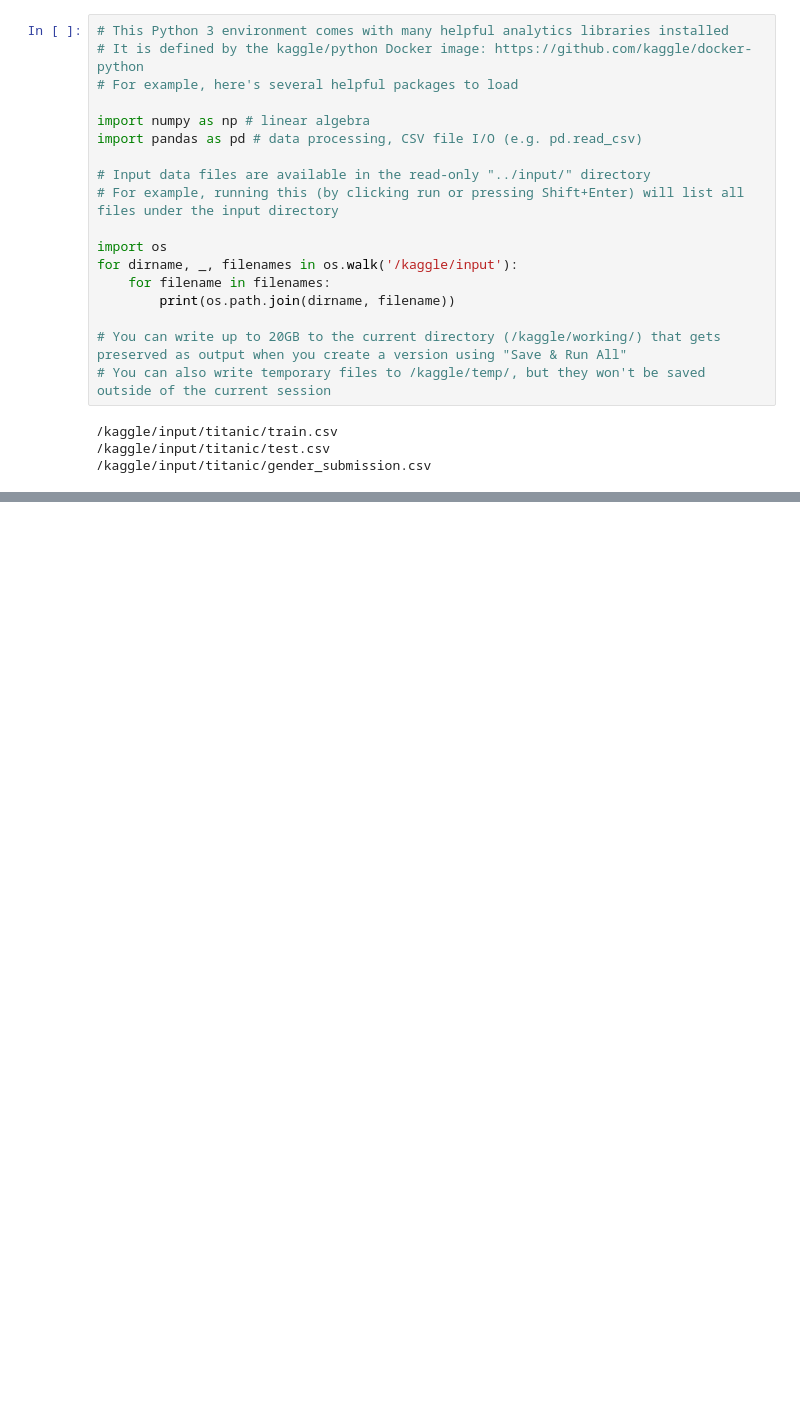
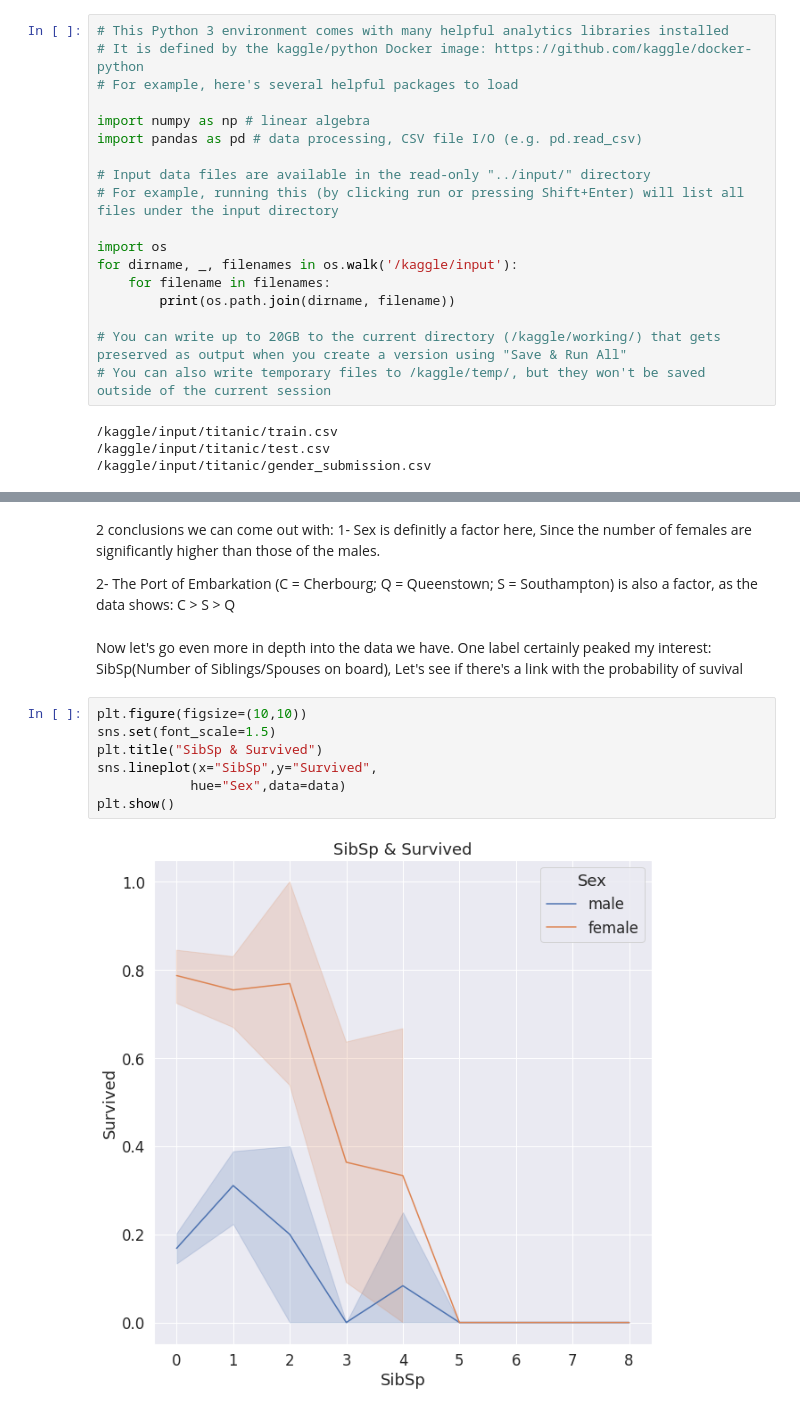
Before and after one commit to AzizTk/KaggleTitanic, a Jupyter notebook: notebook5eabd47bed.ipynb, the cells around one changed output, grey strips where cells are left out. Drawn from its saved outputs; the diff is of its cells as text; blank space fills up the shorter version.

```diff
--- a/notebook5eabd47bed.ipynb
+++ b/notebook5eabd47bed.ipynb
@@ -72,0 +194,18 @@ Your submission was successfully saved!
+# %% [markdown]
+2 conclusions we can come out with:
+1- Sex is definitly a factor here, Since the number of females are significantly higher than those of the males.
+
+
+2- The  Port of Embarkation (C = Cherbourg; Q = Queenstown; S = Southampton)
+is also a factor, as the data shows: C > S > Q
+# %% [markdown]
+Now let's go even more in depth into the data we have. One label certainly peaked my interest: SibSp(Number of Siblings/Spouses on board), Let's see if there's a link with the probability of suvival
+# %%
+plt.figure(figsize=(10,10))
+sns.set(font_scale=1.5)
+plt.title("SibSp & Survived")
+sns.lineplot(x="SibSp",y="Survived",
+            hue="Sex",data=data)
+plt.show()
+# %% [output]
+[figure, added]
```
Also changed, not shown: parts of 52 cells of this notebook.
